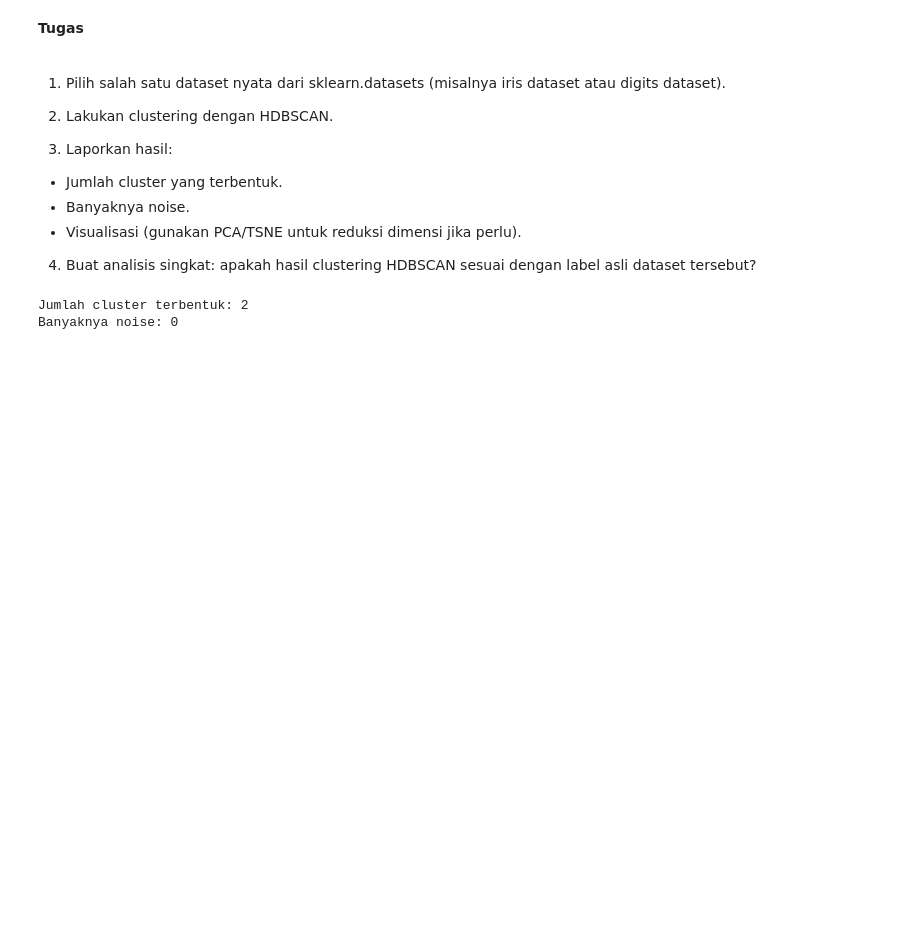
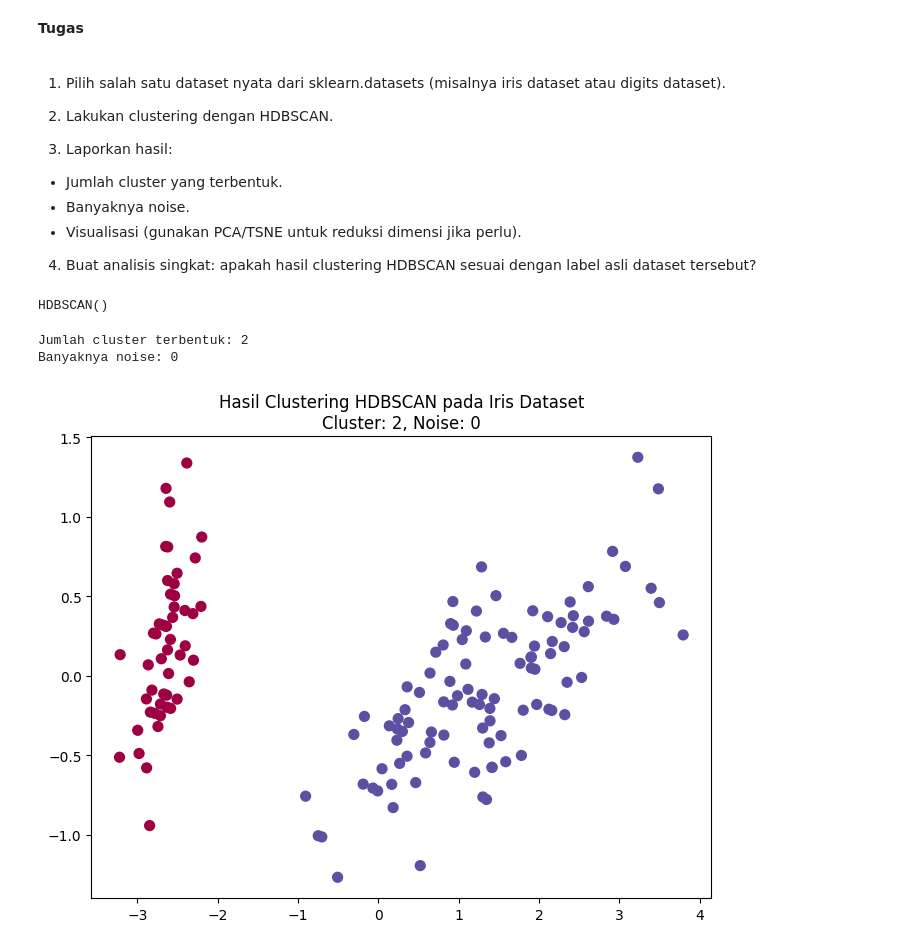
Before and after one commit to vaqanzel/Mesin-Learning, a Jupyter notebook: TG5_2341720016_Valentina_Santi_Grehasta.ipynb, the cells around one changed output. Saved outputs shown, nothing was run; the diff lists cells and outputs as text; code cells hidden in the pictures; blank space fills up the shorter version.

```diff
--- a/TG5_2341720016_Valentina_Santi_Grehasta.ipynb
+++ b/TG5_2341720016_Valentina_Santi_Grehasta.ipynb
@@ -265,5 +268,20 @@ y = iris.target
+# %%
+# 1. Load dataset
+data = load_iris()
+X = data.data
+y_true = data.target
+
+# Reduksi dimensi ke 2D
+pca = PCA(n_components=2)
+X_reduced = pca.fit_transform(X)
 # %%
 # 2. Clustering dengan HDBSCAN
 clusterer = hdbscan.HDBSCAN(min_cluster_size=5)
-cluster_labels = clusterer.fit_predict(X)
+clusterer.fit(X_reduced)
+# %% [output]
+HDBSCAN()
+# %%
+# 3. Ambil hasil clustering
+labels = clusterer.labels_
+probabilities = clusterer.probabilities_
 # %%
@@ -276,4 +294,12 @@ print(f"Banyaknya noise: {n_noise}")
 # %% [output]
 Jumlah cluster terbentuk: 2
 Banyaknya noise: 0
+# %%
+# Visualisasi hasil clustering
+plt.figure(figsize=(8,6))
+plt.scatter(X_reduced[:,0], X_reduced[:,1], c=labels, cmap='Spectral', s=50)
+plt.title(f"Hasil Clustering HDBSCAN pada Iris Dataset\nCluster: {n_clusters}, Noise: {n_noise}")
+plt.show()
+# %% [output]
+[figure, added]
 # %%
```
Also changed, not shown: parts of 7 cells of this notebook.
